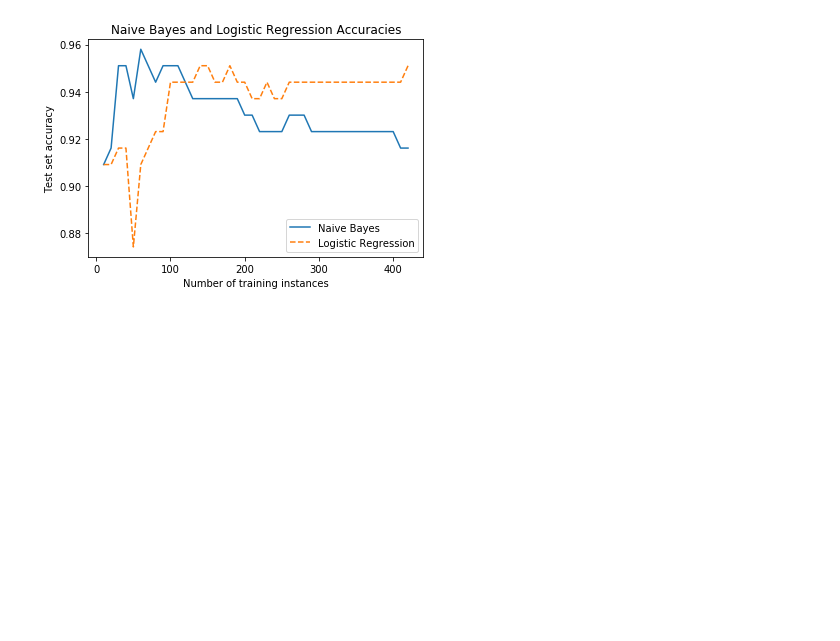
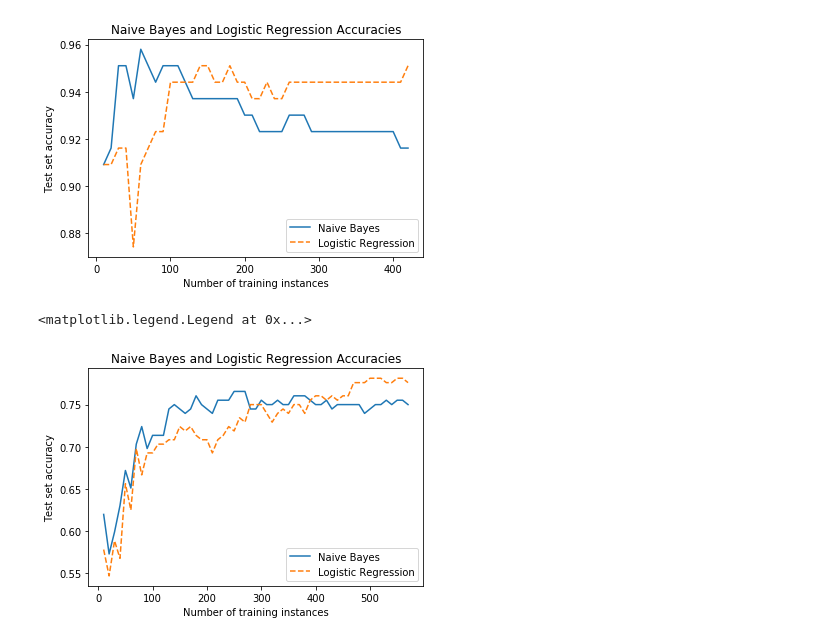
Before and after one commit to willh99/machine_learning_basics, a Jupyter notebook: linreg/Bayes Theorem.ipynb, the cells around one changed output. Cells and saved outputs as stored; diff of their text form; code cells hidden in the pictures; blank space fills up the shorter version.

```diff
--- a/linreg/Bayes Theorem.ipynb
+++ b/linreg/Bayes Theorem.ipynb
@@ -72,3 +72,38 @@ plt.legend()
 # %% [output]
 <matplotlib.legend.Legend at 0x...>
 [figure]
+# %%
+# Load file with pandas and split using column indicies (since there are no headers).
+# Then create a stratified test set
+df = pd.read_csv('./pima-indians-diabetes.data', header=None)
+y = df[8]
+X = df[[0, 1, 2, 3, 4, 5, 6, 7]]
+X_train, X_test, y_train, y_test = train_test_split(X, y, stratify=y, random_state=11)
+
+lr = LogisticRegression()
+nb = GaussianNB()
+
+lr_scores = []
+nb_scores = []
+
+# Set increasingly large are sizes for training and evaluating the model
+train_sizes = range(10, len(X_train), 10)
+
+for train_size in train_sizes:
+    X_slice, _, y_slice, _ = train_test_split(
+        X_train, y_train, train_size=train_size, stratify=y_train, random_state=11)
+    nb.fit(X_slice, y_slice)
+    nb_scores.append(nb.score(X_test, y_test))
+    lr.fit(X_slice, y_slice)
+    lr_scores.append(lr.score(X_test, y_test))
+
+# Plot the data
+plt.plot(train_sizes, nb_scores, label='Naive Bayes')
+plt.plot(train_sizes, lr_scores, linestyle='--', label='Logistic Regression')
+plt.title("Naive Bayes and Logistic Regression Accuracies")
+plt.xlabel("Number of training instances")
+plt.ylabel("Test set accuracy")
+plt.legend()
+# %% [output]
+<matplotlib.legend.Legend at 0x...>
+[figure, added]
```
Also changed, not shown: 5 other files.
